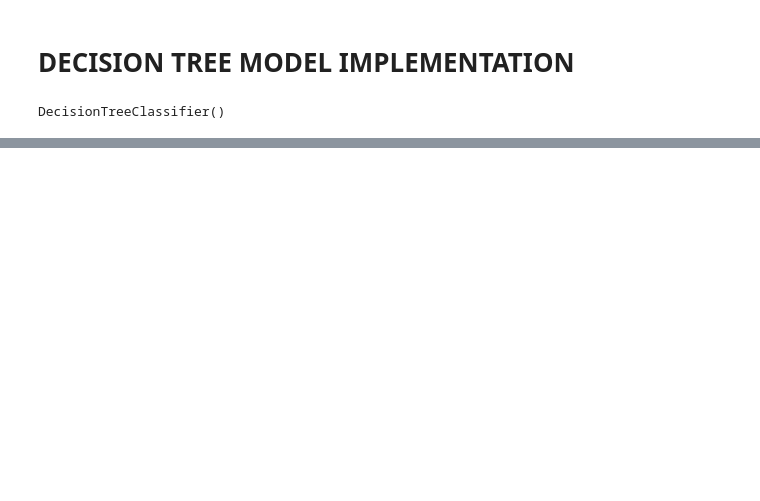
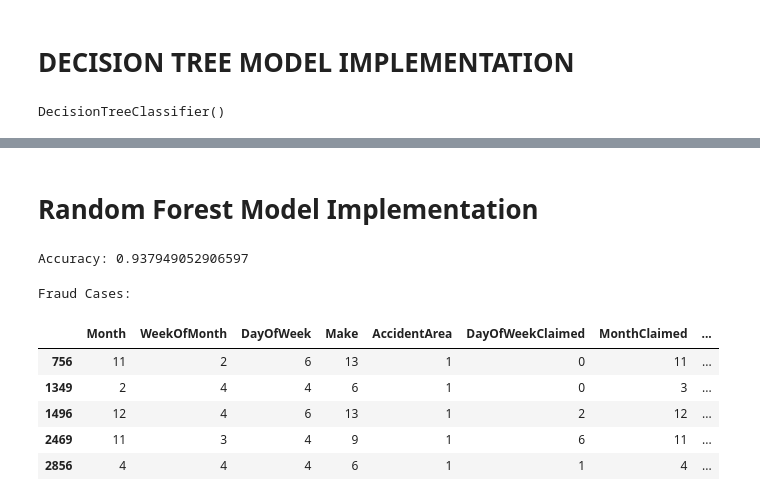
Before and after one commit to thiru2914/auto-insurance-fraud-detection, a Jupyter notebook: Auto-insurance-fraud-detection-ML.ipynb, the cells around one changed output, grey strips where cells are left out. Drawn from its saved outputs; the diff is of its cells as text; code cells hidden in the pictures; blank space fills up the shorter version.

```diff
--- a/Auto-insurance-fraud-detection-ML.ipynb
+++ b/Auto-insurance-fraud-detection-ML.ipynb
@@ -532,0 +498,35 @@ Confusion Matrix:
+# %% [markdown]
+# Random Forest Model Implementation
+# %%
+
+from sklearn.ensemble import RandomForestClassifier
+from sklearn.metrics import accuracy_score
+
+model = RandomForestClassifier(n_estimators=100, random_state=42)
+
+model.fit(X_train, y_train)
+
+y_pred = model.predict(X_test)
+
+accuracy = accuracy_score(y_test, y_pred)
+print("Accuracy:", accuracy)
+# %% [output]
+Accuracy: 0.937949052906597
+# %%
+
+X_test.reset_index(drop=True, inplace=True)
+
+fraud_indices = [index for index, pred in enumerate(y_pred) if pred == 1]
+
+fraud_cases = X_test.iloc[fraud_indices]
+
+print("Fraud Cases:")
+fraud_cases
+# %% [output]
+Fraud Cases:
+|  | Month | WeekOfMonth | DayOfWeek | Make | AccidentArea | DayOfWeekClaimed | MonthClaimed | ... |
+| 756 | 11 | 2 | 6 | 13 | 1 | 0 | 11 | ... |
+| 1349 | 2 | 4 | 4 | 6 | 1 | 0 | 3 | ... |
+| 1496 | 12 | 4 | 6 | 13 | 1 | 2 | 12 | ... |
+| 2469 | 11 | 3 | 4 | 9 | 1 | 6 | 11 | ... |
+| 2856 | 4 | 4 | 4 | 6 | 1 | 1 | 4 | ... |
```
Also changed, not shown: parts of 11 cells of this notebook, 2 other files.
